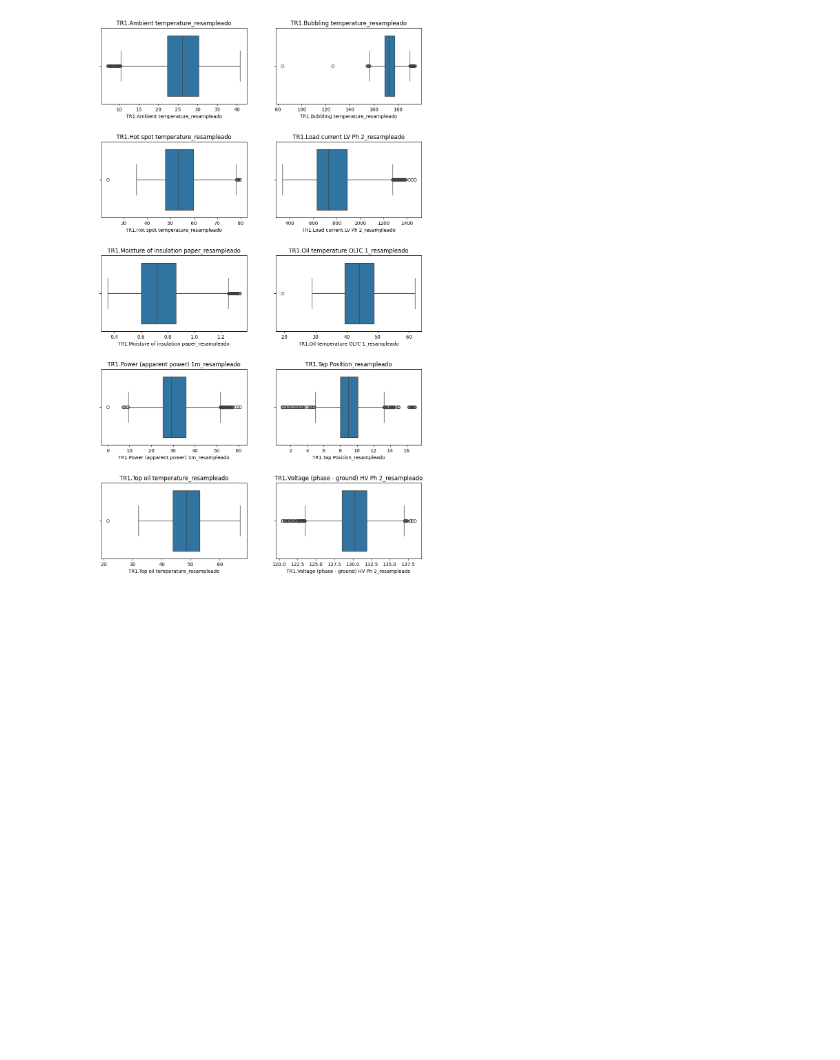
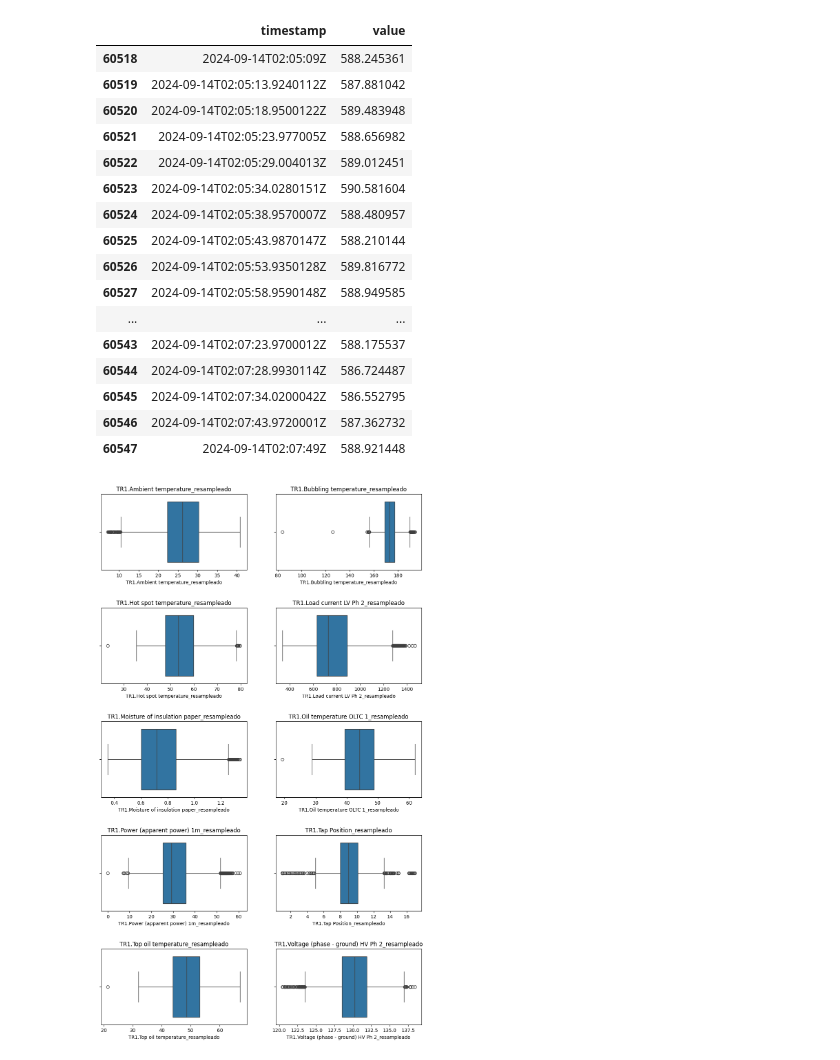
Before and after one commit to dannnmr/etl-predictivo, a Jupyter notebook: notebooks/transformacion.ipynb, the cells around one changed output. Cells and saved outputs as stored; diff of their text form; code cells hidden in the pictures; blank space fills up the shorter version.

```diff
--- a/notebooks/transformacion.ipynb
+++ b/notebooks/transformacion.ipynb
@@ -136,3 +335,23 @@ df.describe()
+# %%
+verificar.iloc[60518:60548]
+# %% [output]
+|  | timestamp | value |
+| 60518 | 2024-09-14T02:05:09Z | 588.245361 |
+| 60519 | 2024-09-14T02:05:13.9240112Z | 587.881042 |
+| 60520 | 2024-09-14T02:05:18.9500122Z | 589.483948 |
+| 60521 | 2024-09-14T02:05:23.977005Z | 588.656982 |
+| 60522 | 2024-09-14T02:05:29.004013Z | 589.012451 |
+| 60523 | 2024-09-14T02:05:34.0280151Z | 590.581604 |
+| 60524 | 2024-09-14T02:05:38.9570007Z | 588.480957 |
+| 60525 | 2024-09-14T02:05:43.9870147Z | 588.210144 |
+| 60526 | 2024-09-14T02:05:53.9350128Z | 589.816772 |
+| 60527 | 2024-09-14T02:05:58.9590148Z | 588.949585 |
+| ... | ... | ... |
+| 60543 | 2024-09-14T02:07:23.9700012Z | 588.175537 |
+| 60544 | 2024-09-14T02:07:28.9930114Z | 586.724487 |
+| 60545 | 2024-09-14T02:07:34.0200042Z | 586.552795 |
+| 60546 | 2024-09-14T02:07:43.9720001Z | 587.362732 |
+| 60547 | 2024-09-14T02:07:49Z | 588.921448 |
 # %%
 import pandas as pd
 import matplotlib.pyplot as plt
```
Also changed, not shown: parts of 20 cells of this notebook, 14 other files.
